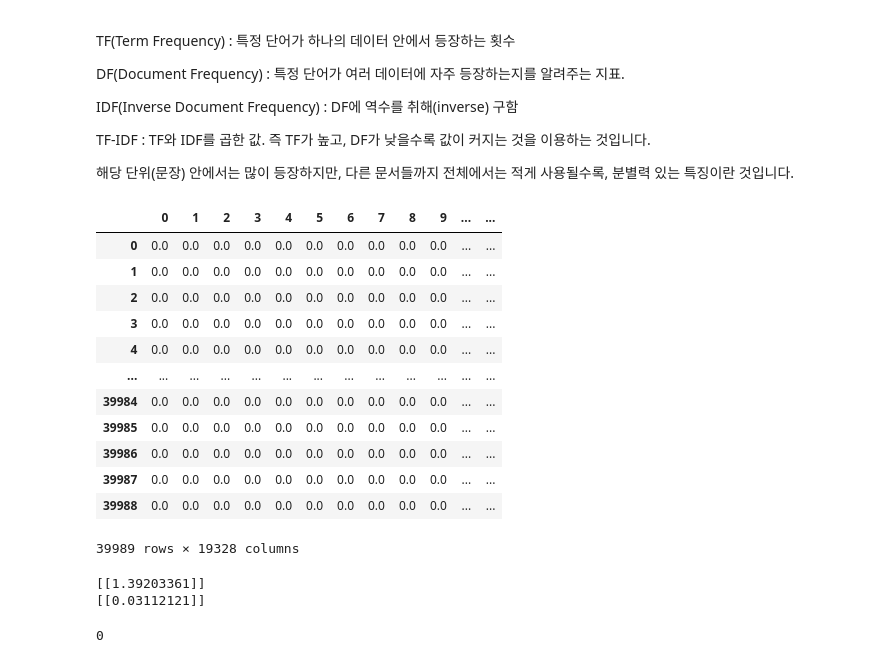
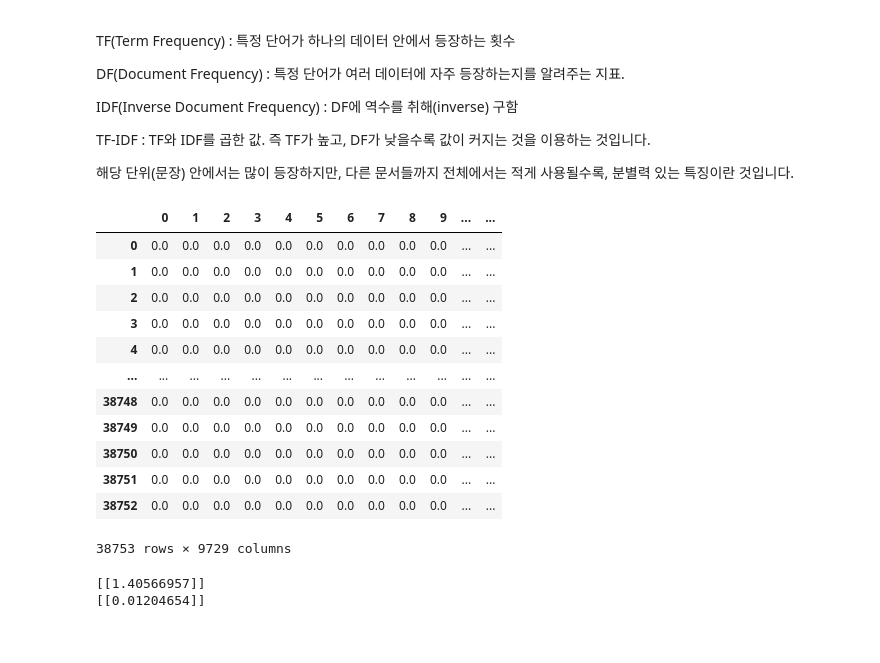
Before and after one commit to park1997/IndustrialSystemsEngineering_Project, a Jupyter notebook: TF-IDF_Vectorizer.ipynb, the cells around one changed output. Drawn from its saved outputs; the diff is of its cells as text; code cells hidden in the pictures.

```diff
--- a/TF-IDF_Vectorizer.ipynb
+++ b/TF-IDF_Vectorizer.ipynb
@@ -308,0 +320,7 @@ info_df
+# %%
+info_df = pd.read_excel("id_판시사항,판결요지,참조조문,참조판례_판례전체.xlsx")
+info_df["판시사항"].replace("",np.nan,inplace=True)
+info_df["판시사항"].replace(" ","",inplace=True)
+info_df["판시사항"].replace("\n","",inplace=True)
+info_df = info_df.drop(info_df[info_df["판시사항"].isna()].index)
+info_df
@@ -317,10 +357,10 @@ Name: 231, dtype: object
 # %%
-info_df["판결유형"] = 판례목록_df["판결유형"]
-info_df = info_df.dropna(how="all")
-info_df = info_df.drop(info_df[info_df["판시사항"].isna()].index)
+# info_df["판결유형"] = 판례목록_df["판결유형"]
+# info_df = info_df.dropna(how="all")
+# info_df = info_df.drop(info_df[info_df["판시사항"].isna()].index)
 # set(info_df["판결유형"])
-info_df = info_df[(info_df["판결유형"] == "민사") | (info_df["판결유형"] == "일반행정") | (info_df["판결유형"] == "가사") | (info_df["판결유형"] == "세무")]
-info_df
+# info_df = info_df[(info_df["판결유형"] == "민사") | (info_df["판결유형"] == "일반행정") | (info_df["판결유형"] == "가사") | (info_df["판결유형"] == "세무")]
+# info_df
 # %% [output]
 |  | ID | 판시사항 | 판결유형 |
 | 0 | 216815 | [1] 가축분뇨의 관리 및 이용에 관한 법률에 따른 가축분뇨... | 일반행정 |
@@ -532,29 +556,29 @@ TF-IDF : TF와 IDF를 곱한 값. 즉 TF가 높고, DF가 낮을수록 값이
 # %%
 from sklearn.feature_extraction.text import TfidfVectorizer
 
 vectorize = TfidfVectorizer(
-    tokenizer = tokenizer_1, # 문장에 대한 tokenizer (위에 정의한 함수 이용)
+    tokenizer = tokenizer_2, # 문장에 대한 tokenizer (위에 정의한 함수 이용)
     min_df = 5,            # 단어가 출현하는 최소 문서의 개수
     sublinear_tf = True,    # tf값에 1+log(tf)를 적용하여 tf값이 무한정 커지는 것을 막음
     stop_words = list(stop_words_df.get("불용어"))
 )
 
 X = vectorize.fit_transform(posts)
 pd.DataFrame(X.toarray())
 # %% [output]
 |  | 0 | 1 | 2 | 3 | 4 | 5 | 6 | 7 | 8 | 9 | ... | ... |
 | 0 | 0.0 | 0.0 | 0.0 | 0.0 | 0.0 | 0.0 | 0.0 | 0.0 | 0.0 | 0.0 | ... | ... |
 | 1 | 0.0 | 0.0 | 0.0 | 0.0 | 0.0 | 0.0 | 0.0 | 0.0 | 0.0 | 0.0 | ... | ... |
 | 2 | 0.0 | 0.0 | 0.0 | 0.0 | 0.0 | 0.0 | 0.0 | 0.0 | 0.0 | 0.0 | ... | ... |
 | 3 | 0.0 | 0.0 | 0.0 | 0.0 | 0.0 | 0.0 | 0.0 | 0.0 | 0.0 | 0.0 | ... | ... |
 | 4 | 0.0 | 0.0 | 0.0 | 0.0 | 0.0 | 0.0 | 0.0 | 0.0 | 0.0 | 0.0 | ... | ... |
 | ... | ... | ... | ... | ... | ... | ... | ... | ... | ... | ... | ... | ... |
-| 39984 | 0.0 | 0.0 | 0.0 | 0.0 | 0.0 | 0.0 | 0.0 | 0.0 | 0.0 | 0.0 | ... | ... |
-| 39985 | 0.0 | 0.0 | 0.0 | 0.0 | 0.0 | 0.0 | 0.0 | 0.0 | 0.0 | 0.0 | ... | ... |
-| 39986 | 0.0 | 0.0 | 0.0 | 0.0 | 0.0 | 0.0 | 0.0 | 0.0 | 0.0 | 0.0 | ... | ... |
-| 39987 | 0.0 | 0.0 | 0.0 | 0.0 | 0.0 | 0.0 | 0.0 | 0.0 | 0.0 | 0.0 | ... | ... |
-| 39988 | 0.0 | 0.0 | 0.0 | 0.0 | 0.0 | 0.0 | 0.0 | 0.0 | 0.0 | 0.0 | ... | ... |
+| 38748 | 0.0 | 0.0 | 0.0 | 0.0 | 0.0 | 0.0 | 0.0 | 0.0 | 0.0 | 0.0 | ... | ... |
+| 38749 | 0.0 | 0.0 | 0.0 | 0.0 | 0.0 | 0.0 | 0.0 | 0.0 | 0.0 | 0.0 | ... | ... |
+| 38750 | 0.0 | 0.0 | 0.0 | 0.0 | 0.0 | 0.0 | 0.0 | 0.0 | 0.0 | 0.0 | ... | ... |
+| 38751 | 0.0 | 0.0 | 0.0 | 0.0 | 0.0 | 0.0 | 0.0 | 0.0 | 0.0 | 0.0 | ... | ... |
+| 38752 | 0.0 | 0.0 | 0.0 | 0.0 | 0.0 | 0.0 | 0.0 | 0.0 | 0.0 | 0.0 | ... | ... |
-39989 rows × 19328 columns
+38753 rows × 9729 columns
 # %%
 # pd.DataFrame(X.toarray()).to_excel("TF-IDF_vectors.xlsx",index=False)
 # %%
@@ -569,12 +593,10 @@ print(euclidean_distances(X[1], X[2]))#, X)
 print(cosine_similarity(X[1], X[2]))#, X)
 # [[0.1837195]]
 # %% [output]
-[[1.39203361]]
-[[0.03112121]]
+[[1.40566957]]
+[[0.01204654]]
 # %%
-info_df[info_df['ID']==target_id].index[0]
+# info_df[info_df['ID']==target_id].index[0]
-# %% [output]
-0
 # %%
 # target_id 와 유사한 판례를 cosine_similarity으로 계산하여 유사벡터 도출
 # 약 25초 소요
```
Also changed, not shown: parts of 23 cells of this notebook, 2 other files.
